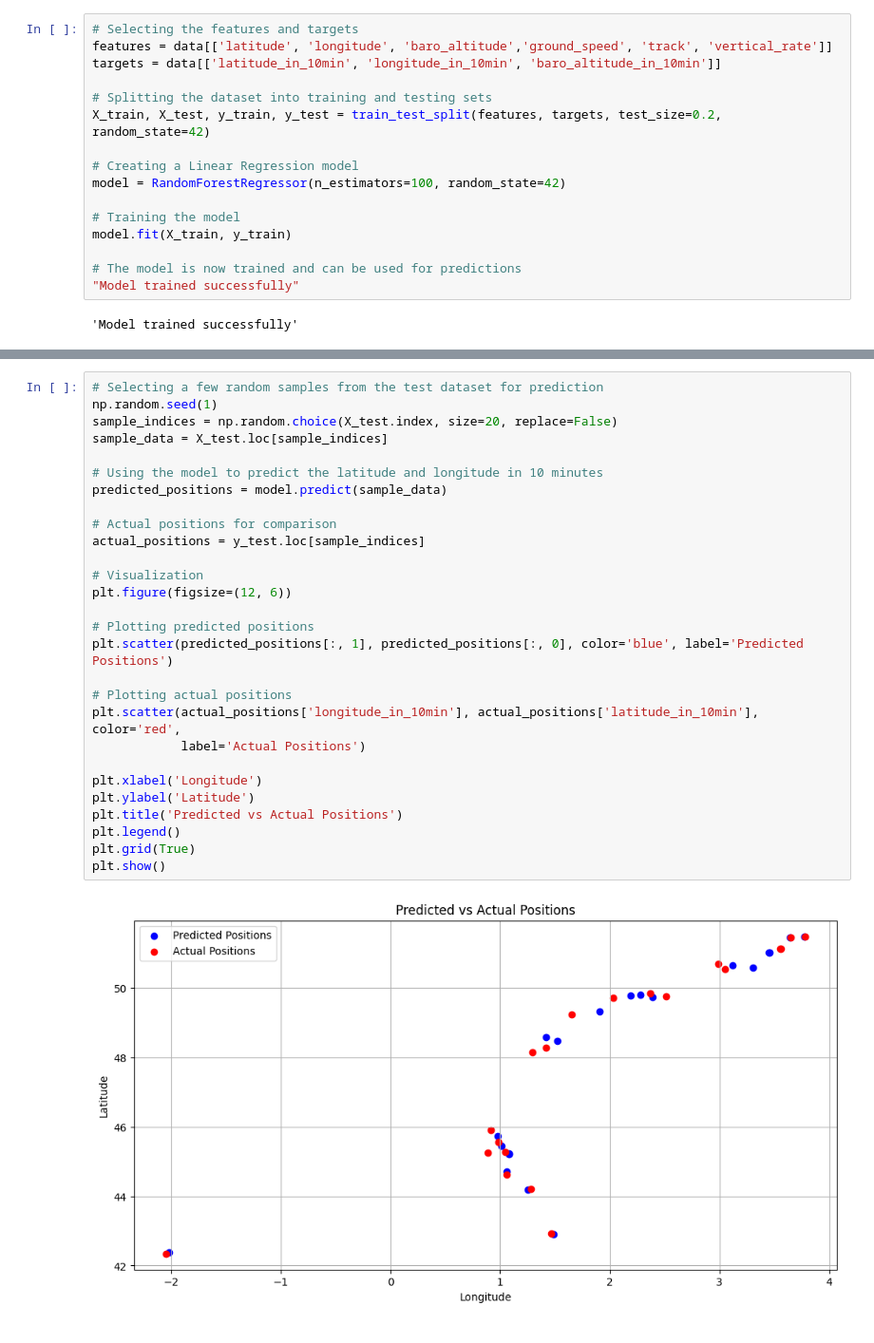
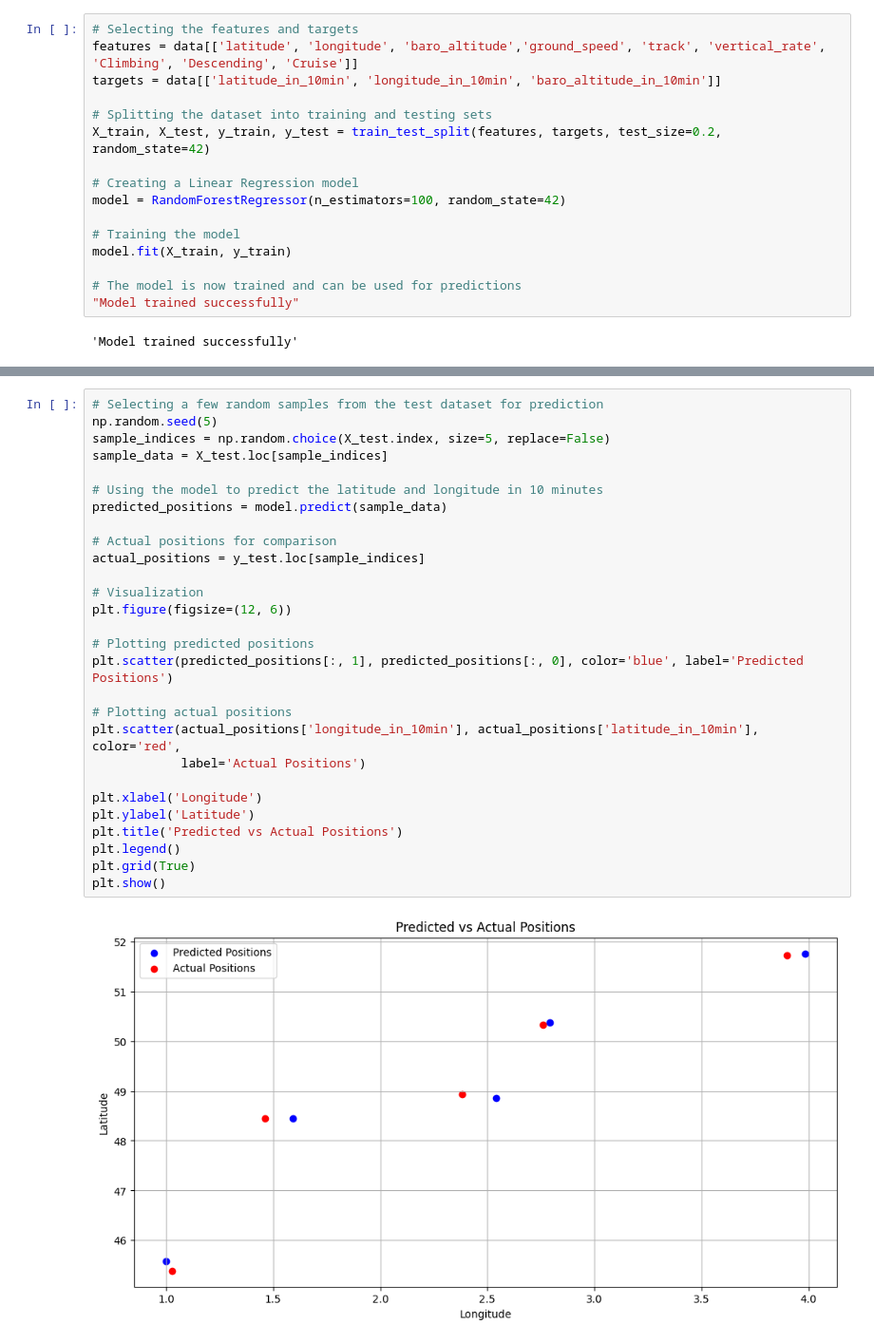
Before and after one commit to Jarifa/FOE_Group_3, a Jupyter notebook: Model2_Random_Forest.ipynb, the cells around one changed output, grey strips where cells are left out. Shown: that part at 95% size. Cells and saved outputs as stored; diff of their text form.

```diff
--- a/Model2_Random_Forest.ipynb
+++ b/Model2_Random_Forest.ipynb
@@ -10,7 +10,7 @@ data = pd.read_csv('Datasets/Cleaned_prepared_data.csv')
 data = data[(data['longitude'] <= 20) & (data['longitude'] >= -20)]
 # %%
 # Selecting the features and targets
-features = data[['latitude', 'longitude', 'baro_altitude','ground_speed', 'track', 'vertical_rate']]
+features = data[['latitude', 'longitude', 'baro_altitude','ground_speed', 'track', 'vertical_rate', 'Climbing', 'Descending', 'Cruise']]
 targets = data[['latitude_in_10min', 'longitude_in_10min', 'baro_altitude_in_10min']]
 
 # Splitting the dataset into training and testing sets
@@ -75,33 +75,33 @@ Altitude metrics: 231.30867109634542 615.7473432518598 0.9924024468271126 0.9656
 # %%
 # Selecting a few random samples from the test dataset for prediction
-np.random.seed(1)
-sample_indices = np.random.choice(X_test.index, size=20, replace=False)
+np.random.seed(5)
+sample_indices = np.random.choice(X_test.index, size=5, replace=False)
 sample_data = X_test.loc[sample_indices]
 
 # Using the model to predict the latitude and longitude in 10 minutes
 predicted_positions = model.predict(sample_data)
 
 # Actual positions for comparison
 actual_positions = y_test.loc[sample_indices]
 
 # Visualization
 plt.figure(figsize=(12, 6))
 
 # Plotting predicted positions
 plt.scatter(predicted_positions[:, 1], predicted_positions[:, 0], color='blue', label='Predicted Positions')
 
 # Plotting actual positions
 plt.scatter(actual_positions['longitude_in_10min'], actual_positions['latitude_in_10min'], color='red',
             label='Actual Positions')
 
 plt.xlabel('Longitude')
 plt.ylabel('Latitude')
 plt.title('Predicted vs Actual Positions')
 plt.legend()
 plt.grid(True)
 plt.show()
 # %% [output]
-[figure, old version]
+[figure, new version]
 # %%
 # Selecting a few example data points from the test set
 example_data = X_test.sample(5, random_state=1)
```
Also changed, not shown: parts of 3 cells of this notebook, 3 other files.
